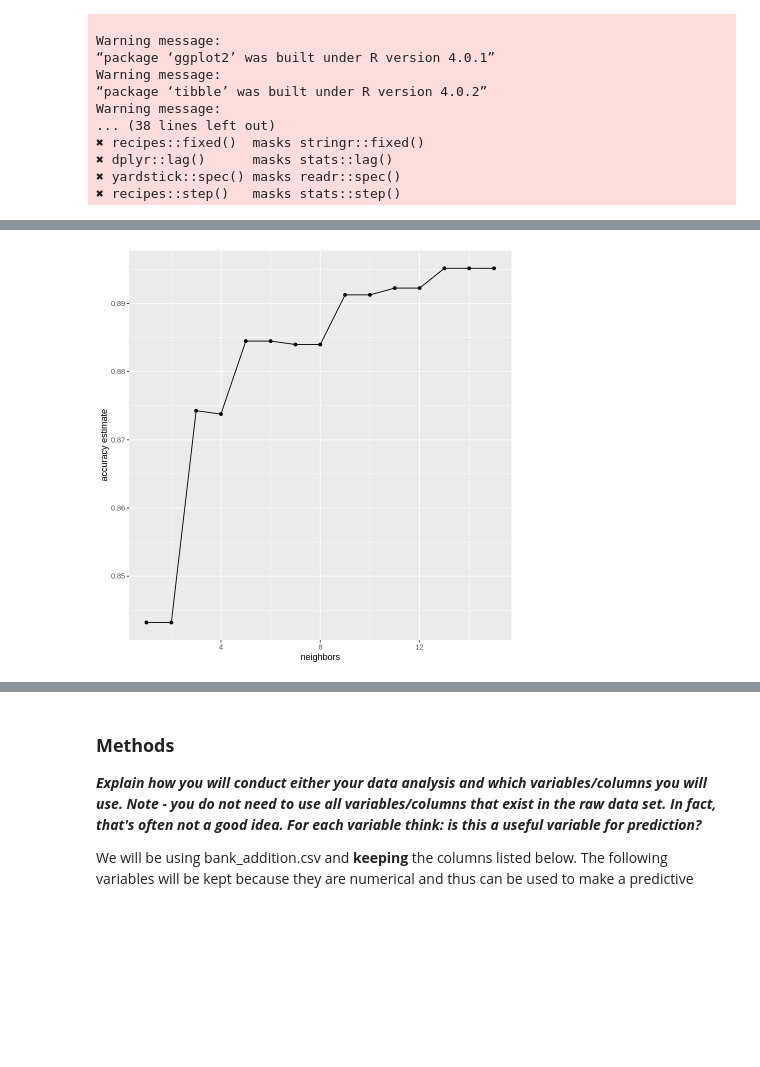
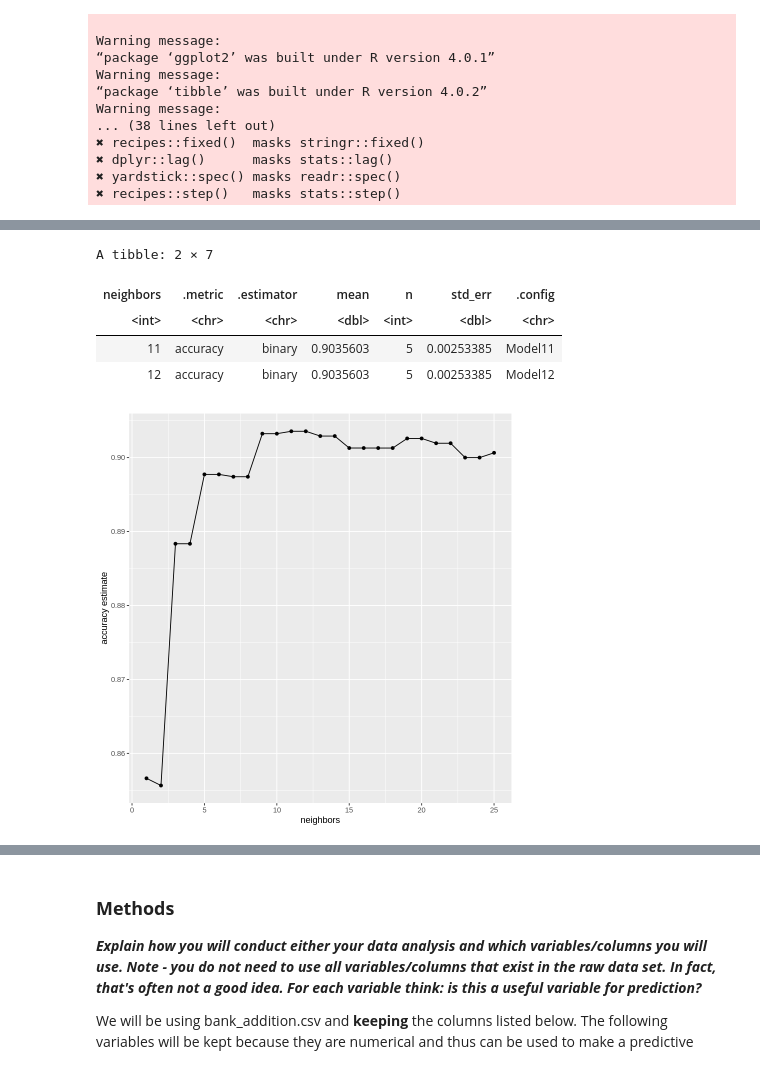
Before and after one commit to darrylmaa/dsci_100_group_project, a Jupyter notebook: project_report.ipynb, the cells around one changed output, grey strips where cells are left out. Drawn from its saved outputs; the diff is of its cells as text; code cells hidden in the pictures; blank space fills up the shorter version.

Commit message:
Have best k neighbors, coding all done

```diff
--- a/project_report.ipynb
+++ b/project_report.ipynb
@@ -75,7 +75,7 @@ A tibble: 10 × 21
 | 31 | services | divorced | professional.course | no | no | no | cellular | nov | tue | ⋯ | ... |
 | 35 | blue-collar | married | basic.9y | unknown | no | no | telephone | may | thu | ⋯ | ... |
 # %%
-data <- mutate(data, subscribed = y)
+data <- mutate(data, subscribed = as_factor(y))
 data <- select(data, "age", 'duration', 'emp.var.rate', 'cons.price.idx', 'cons.conf.idx', 'euribor3m', 'nr.employed', 'subscribed')
 #head(data, 10)
 # %%
@@ -105,20 +105,31 @@ A tibble: 15 × 8
 | 27 | 698 | 14 | 93918 | -427 | 4.963 | 52281 | no |
 | 46 | 59 | 14 | 93918 | -427 | 4.962 | 52281 | no |
 # %%
-bank_vfold <- vfold_cv(bank_train, v=10, strata = subscribed)
+bank_vfold <- vfold_cv(bank_train, v=5, strata = subscribed)
+
 bank_recipe <- recipe(subscribed ~ age + duration, data = bank_train) %>%
     step_scale(all_predictors()) %>%
     step_center(all_predictors())
+
+# knn_spec <- nearest_neighbor(weight_func = "rectangular", neighbors = 10) %>%
+#     set_engine("kknn") %>%
+#     set_mode("classification")
+
+# knn_fit <- workflow() %>%
+#     add_recipe(bank_recipe) %>%
+#     add_model(knn_spec) %>%
+#     fit_resamples(resamples = bank_vfold)
+# knn_fit %>% collect_metrics()
 # %%
-bank_recipe <- recipe(subscribed ~ age + duration, data = bank_train) %>%
-    step_scale(all_predictors()) %>%
-    step_center(all_predictors())
-knn_spec <- nearest_neighbor(weight_func = "rectangular", neighbors = 10) %>%
-    set_engine("kknn") %>%
-    set_mode("classification")
+# bank_recipe <- recipe(subscribed ~ age + duration, data = bank_train) %>%
+#     step_scale(all_predictors()) %>%
+#     step_center(all_predictors())
+# knn_spec <- nearest_neighbor(weight_func = "rectangular", neighbors = 10) %>%
+#     set_engine("kknn") %>%
+#     set_mode("classification")
 
-knn_fit <- workflow() %>%
-    add_recipe(bank_recipe) %>%
-    add_model(knn_spec) %>%
-    fit_resamples(resamples = bank_vfold)
-knn_fit %>% collect_metrics()
+# knn_fit <- workflow() %>%
+#     add_recipe(bank_recipe) %>%
+#     add_model(knn_spec) %>%
+#     fit_resamples(resamples = bank_vfold)
+# knn_fit %>% collect_metrics()
@@ -133,9 +138,9 @@ knn_spec <- nearest_neighbor(weight_func = "rectangular", neighbors = tune()) %>
     set_engine("kknn") %>%
     set_mode("classification")
 
+grid_val <- tibble(neighbors = seq(1,25))
 knn_results <- workflow() %>%
     add_recipe(bank_recipe) %>%
     add_model(knn_spec) %>%
-    tune_grid(resamples= bank_vfold, grid= 50) %>%
+    tune_grid(resamples= bank_vfold, grid= grid_val) %>%
     collect_metrics()
-knn_results
@@ -162,12 +147,18 @@ A tibble: 30 × 7
 # %%
 accuracies <- knn_results %>%
     filter(.metric == "accuracy")
 
 accuracy_vs_k <- ggplot(accuracies, aes(x=neighbors, y=mean)) +
     geom_point() +
     geom_line() +
     labs(x="neighbors", y="accuracy estimate")
 
 accuracy_vs_k
+filter(accuracies, mean==max(mean))
 # %% [output]
+A tibble: 2 × 7
+| neighbors | .metric | .estimator | mean | n | std_err | .config |
+| <int> | <chr> | <chr> | <dbl> | <int> | <dbl> | <chr> |
+| 11 | accuracy | binary | 0.9035603 | 5 | 0.00253385 | Model11 |
+| 12 | accuracy | binary | 0.9035603 | 5 | 0.00253385 | Model12 |
-[figure, old version]
+[figure, new version]
```
Also changed, not shown: parts of 8 cells of this notebook.
